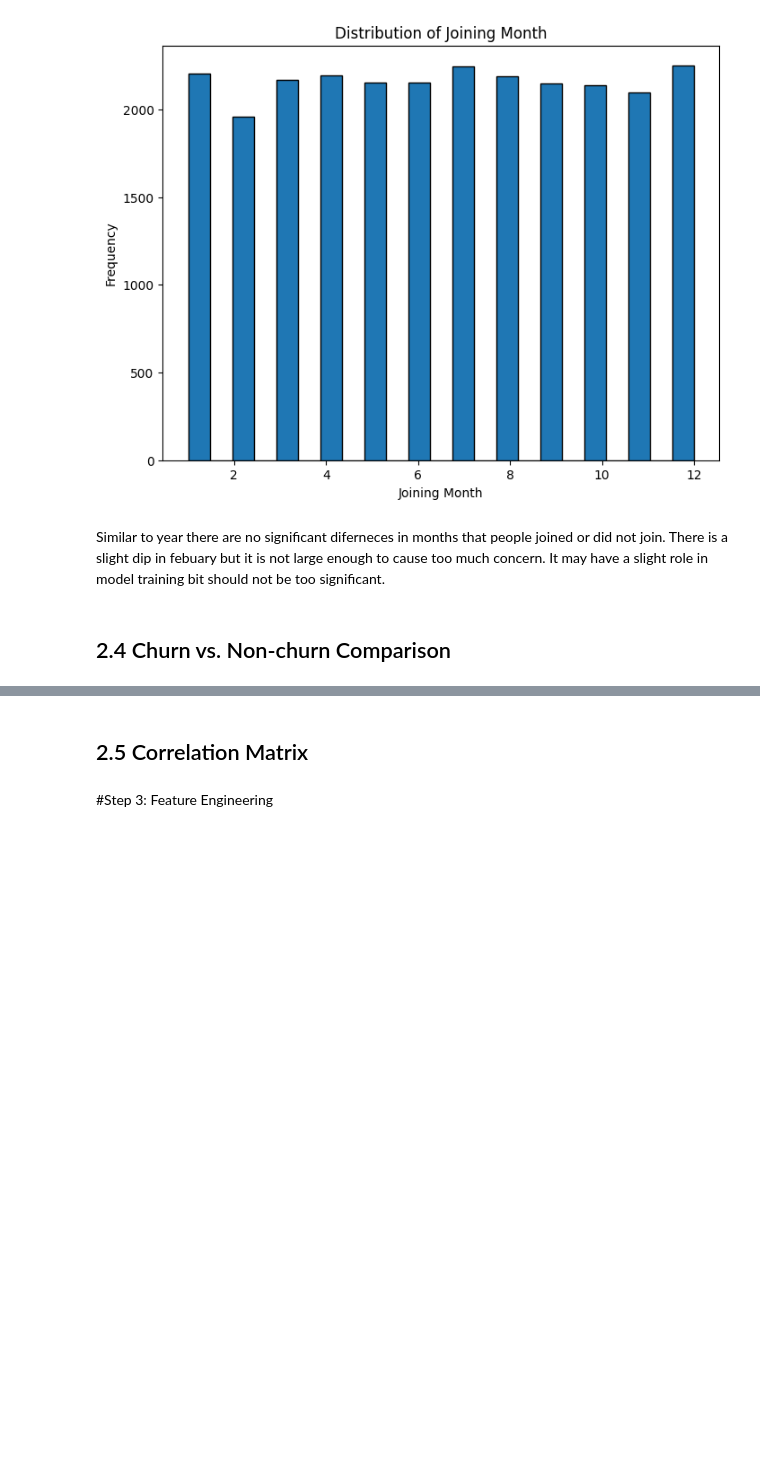
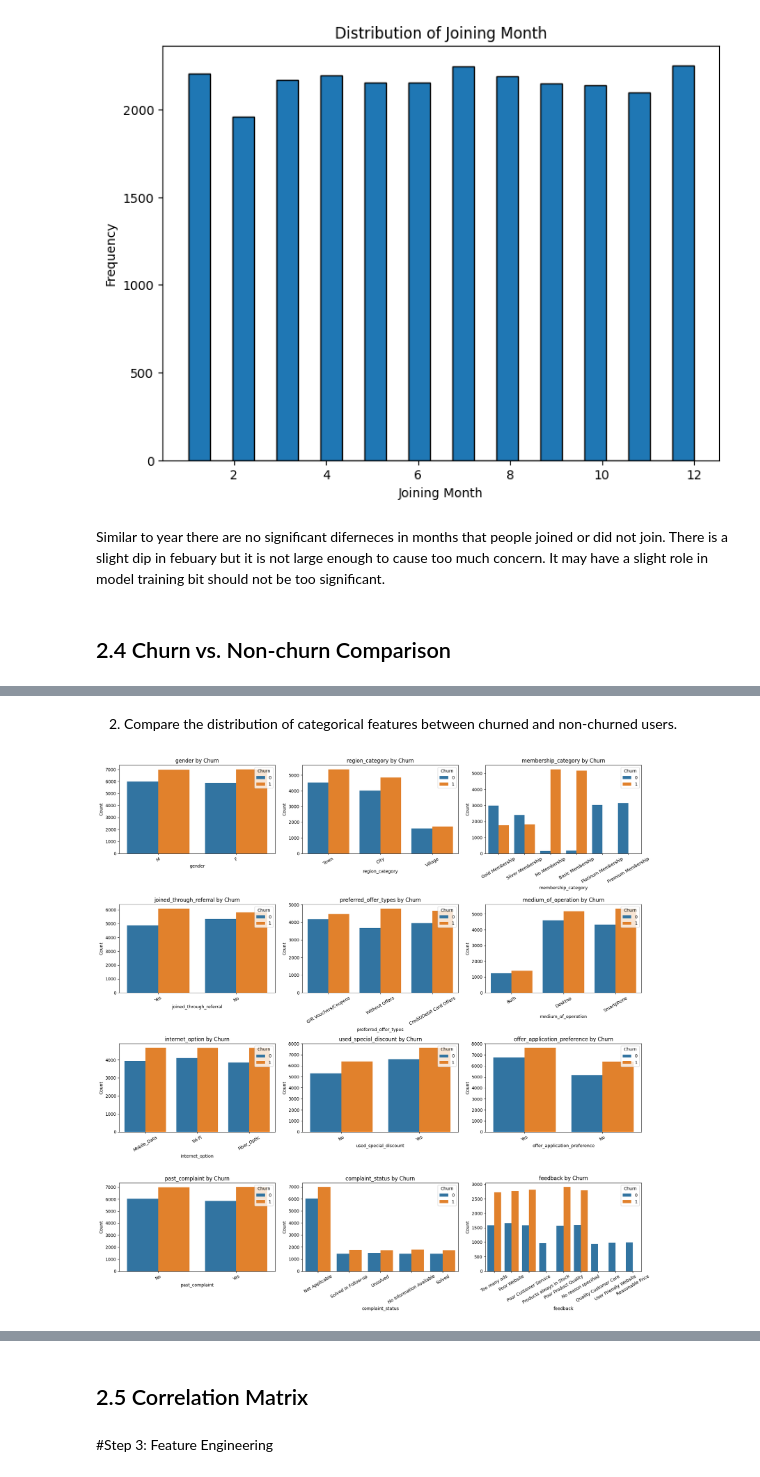
Before and after one commit to CMPE252/customer-churn-prediction, a Jupyter notebook: notebook/CMPE_252_Customer_Churn_Prediction.ipynb, the cells around one changed output, grey strips where cells are left out. Drawn from its saved outputs; the diff is of its cells as text; code cells hidden in the pictures; blank space fills up the shorter version.

```diff
--- a/notebook/CMPE_252_Customer_Churn_Prediction.ipynb
+++ b/notebook/CMPE_252_Customer_Churn_Prediction.ipynb
@@ -1177,0 +1217,22 @@ Similar to year there are no significant diferneces in months that people joined
+# %% [markdown]
+2. Compare the distribution of categorical features between churned and non-churned users.
+# %%
+# Create the plot grid
+fig, ax = plt.subplots(nrows=4, ncols=3, figsize=(18, 18))
+ax = ax.flatten()
+
+
+for i, col in enumerate(cat_cols):
+
+    # Plot countplot
+    sns.countplot(x=col, hue="churn_risk_score", data=train_eda_clean_df, ax=ax[i])
+    ax[i].set_title(f"{col} by Churn")
+    ax[i].set_xlabel(col)
+    ax[i].set_ylabel("Count")
+    ax[i].legend(title="Churn", loc="upper right")
+    ax[i].tick_params(axis="x", rotation=30)
+
+plt.tight_layout()
+plt.show()
+# %% [output]
+[figure, added]
```
Also changed, not shown: parts of 13 cells of this notebook.
